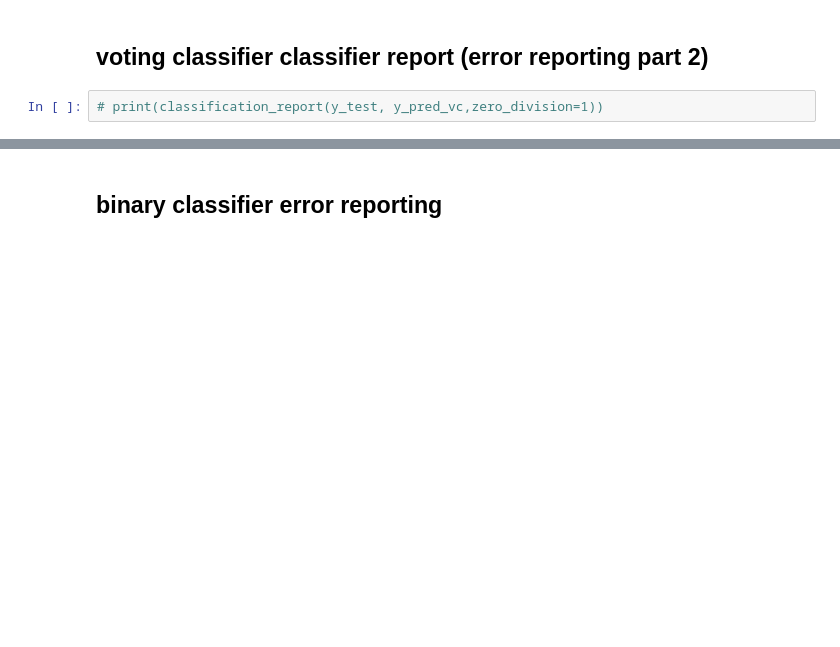
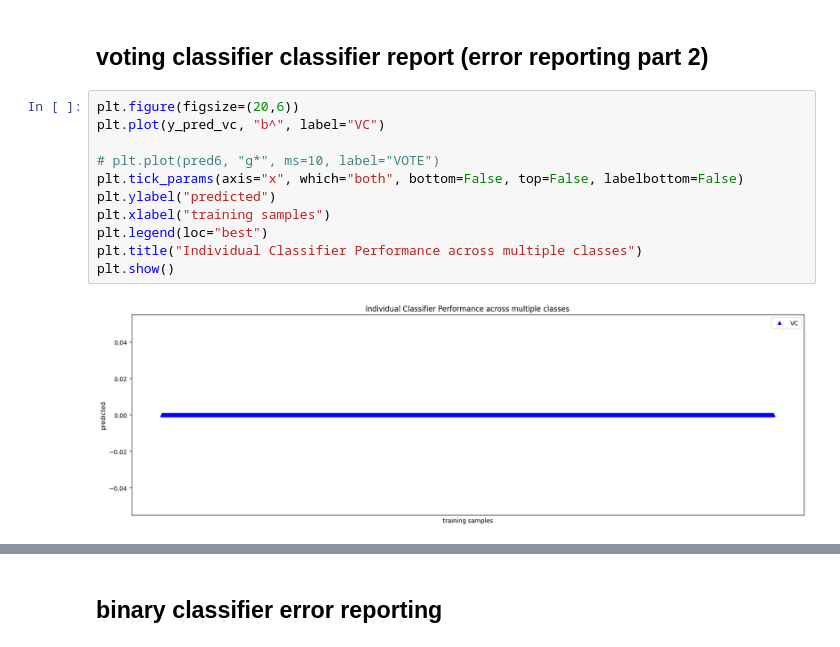
Before and after one commit to stefanbund/grus-code, a Jupyter notebook: ver5-ordinal-binning-grid-searches/4 -- SMOTE data, binary bins no cluster/build_SMOTE.ipynb, the cells around one changed output, grey strips where cells are left out. Saved outputs shown, nothing was run; the diff lists cells and outputs as text; blank space fills up the shorter version.

```diff
--- a/ver5-ordinal-binning-grid-searches/4 -- SMOTE data, binary bins no cluster/build_SMOTE.ipynb
+++ b/ver5-ordinal-binning-grid-searches/4 -- SMOTE data, binary bins no cluster/build_SMOTE.ipynb
@@ -383,5 +369,16 @@ weighted avg       0.75      0.51      0.35      2287
 [figure]
 # %% [markdown]
 ## voting classifier classifier report (error reporting part 2)
-# %%
-# print(classification_report(y_test, y_pred_vc,zero_division=1))
+# %%
+plt.figure(figsize=(20,6))
+plt.plot(y_pred_vc, "b^", label="VC")
+
+# plt.plot(pred6, "g*", ms=10, label="VOTE")
+plt.tick_params(axis="x", which="both", bottom=False, top=False, labelbottom=False)
+plt.ylabel("predicted")
+plt.xlabel("training samples")
+plt.legend(loc="best")
+plt.title("Individual Classifier Performance across multiple classes")
+plt.show()
+# %% [output]
+[figure, added]
```
Also changed, not shown: parts of 7 cells of this notebook, 1 other file.
